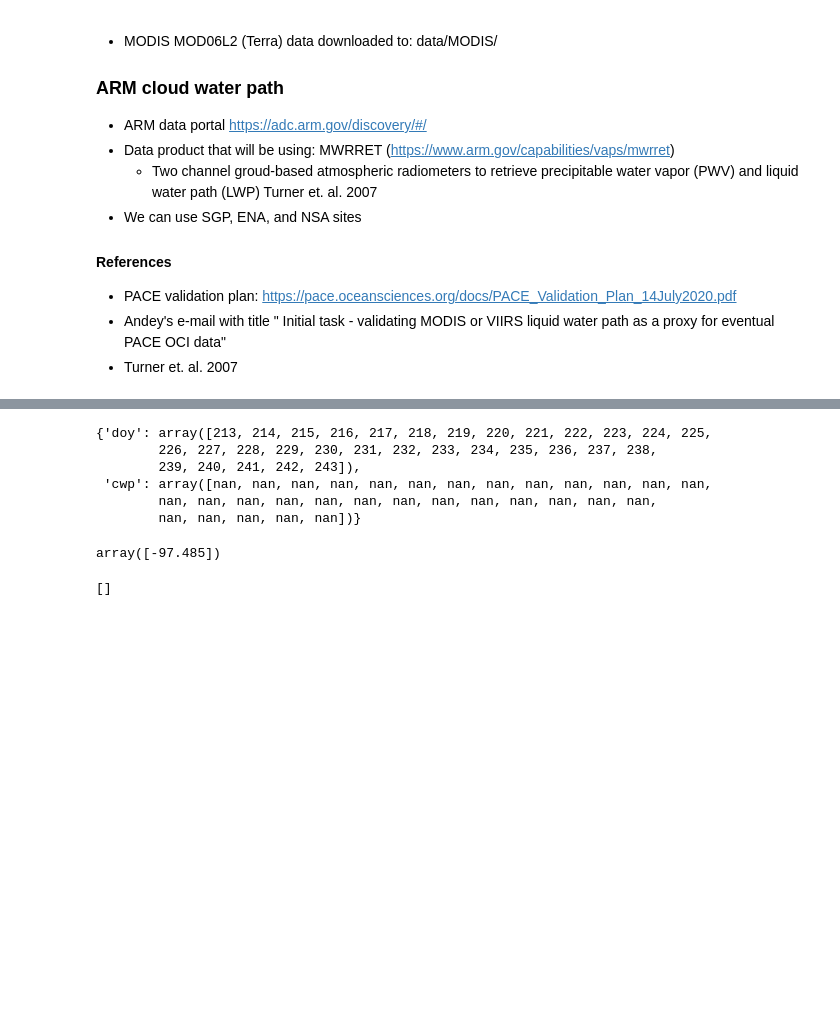
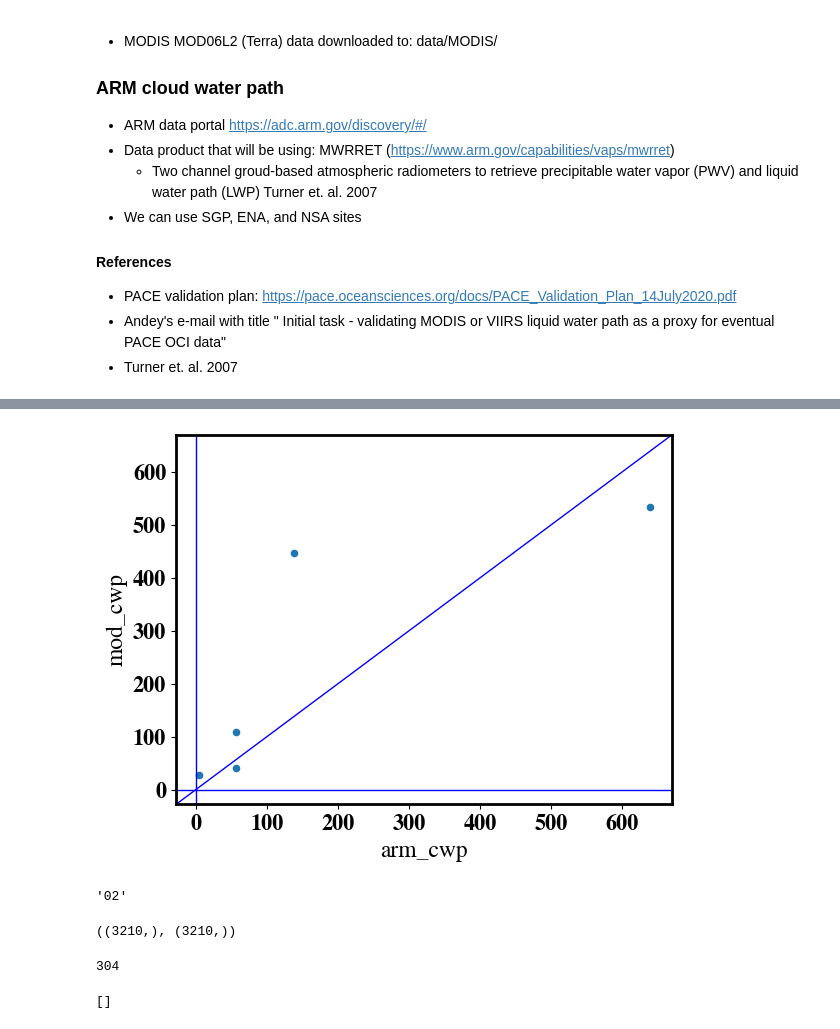
Before and after one commit to cpnHere/pace, a Jupyter notebook: oci_cloud_validations/MODISvsARM.ipynb, the cells around one changed output, grey strips where cells are left out. Saved outputs shown, nothing was run; the diff lists cells and outputs as text; code cells hidden in the pictures; blank space fills up the shorter version.

```diff
--- a/oci_cloud_validations/MODISvsARM.ipynb
+++ b/oci_cloud_validations/MODISvsARM.ipynb
@@ -108,12 +140,13 @@ No file found!
-# %%
-data
-# %% [output]
-{'doy': array([213, 214, 215, 216, 217, 218, 219, 220, 221, 222, 223, 224, 225,
-        226, 227, 228, 229, 230, 231, 232, 233, 234, 235, 236, 237, 238,
-        239, 240, 241, 242, 243]),
- 'cwp': array([nan, nan, nan, nan, nan, nan, nan, nan, nan, nan, nan, nan, nan,
-        nan, nan, nan, nan, nan, nan, nan, nan, nan, nan, nan, nan, nan,
-        nan, nan, nan, nan, nan])}
+# %%
+mod_arm_cwp = pd.read_csv('data/MOD06_L2_-99_34_-95_38_201808.csv')
+# %%
+plt_data = mod_arm_cwp[(mod_arm_cwp.arm_cwp_un==0)*(mod_arm_lwp.arm_lwp>0)*(~np.isnan(mod_arm_lwp.mod_cwp))]
+# %%
+fig,ax = plt.subplots()
+plt_data.plot('arm_cwp','mod_cwp',kind='scatter',ax=ax)
+cpn.Corr_plot_frames(ax)
+# %% [output]
+[figure, added]
 # %%
 import h5py
 import pandas as pd
@@ -122,9 +155,19 @@ import pandas as pd
 #arm = xr.Dataset('data/arm/MWRRET/ascii-csv/sgpmwrret1liljclouC1.c2.20180831.000003.csv')
 arm = pd.read_csv('data/arm/MWRRET/ascii-csv/sgpmwrret1liljclouC1.c2.20180801.000015.csv')
 # %%
-arm.lon.unique()
+arm_time = np.array([60.*int(t.split(' ')[1].split(':')[1])+int(t.split(' ')[1].split(':')[2]) for t in arm.time])
-# %% [output]
-array([-97.485])
+# %%
+arm.time[np.argmin(abs(mod_time-arm_time))].split(" ")[1].split(':')[0]
+# %% [output]
+'02'
+# %%
+arm.be_lwp.shape,arm.time.shape
+# %% [output]
+((3210,), (3210,))
+# %%
+np.argmin(abs(mod_time-arm_time))
+# %% [output]
+304
 # %%
 glob.glob('data/modis/MOD06_L2/MOD06_L2.A2018%02d.1735.061.?????????????.hdf'%i)
 # %% [output]
```
Also changed, not shown: parts of 2 cells of this notebook.
